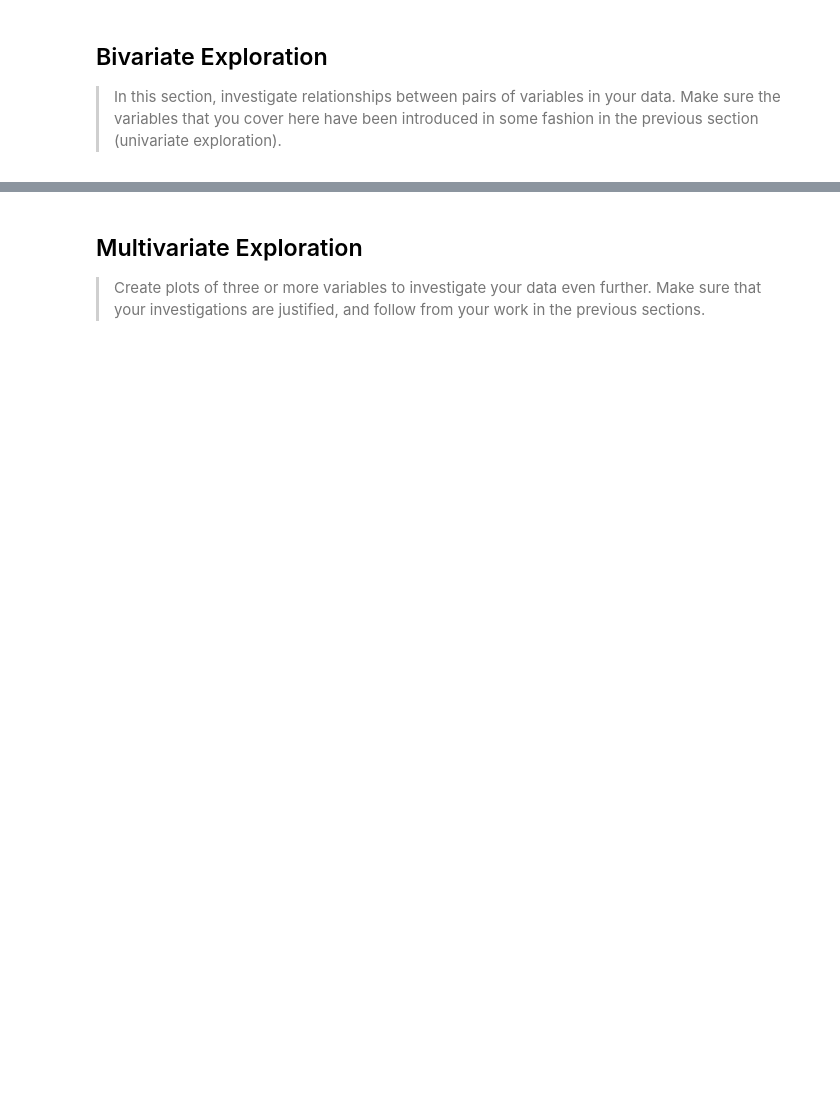
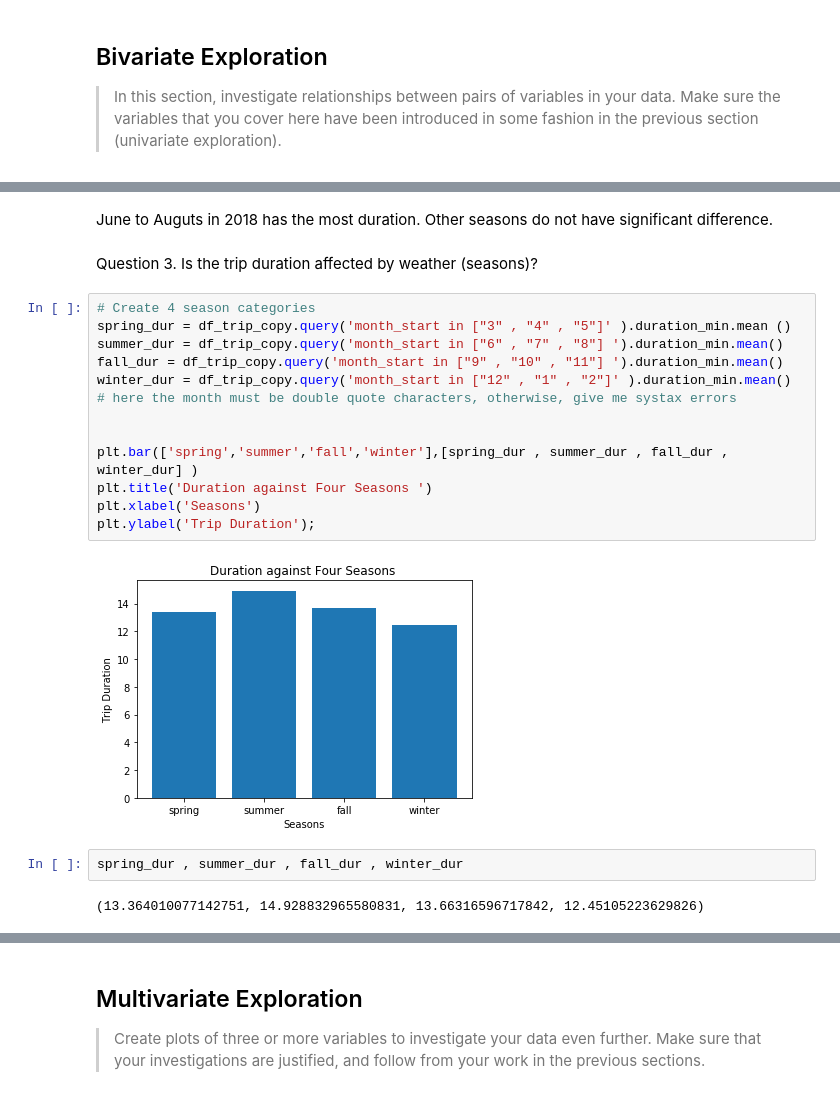
Before and after one commit to YousefKJM/P5-Communicate-Data-Findings, a Jupyter notebook: exploration.ipynb, the cells around one changed output, grey strips where cells are left out. Saved outputs shown, nothing was run; the diff lists cells and outputs as text; blank space fills up the shorter version.

```diff
--- a/exploration.ipynb
+++ b/exploration.ipynb
@@ -62,0 +212,23 @@ fashion in the previous section (univariate exploration).
+# %% [markdown]
+June to Auguts in 2018 has the most duration. Other seasons do not have significant difference.
+# %% [markdown]
+Question 3. Is the trip duration affected by weather (seasons)?
+# %%
+# Create 4 season categories
+spring_dur = df_trip_copy.query('month_start in ["3" , "4" , "5"]' ).duration_min.mean ()
+summer_dur = df_trip_copy.query('month_start in ["6" , "7" , "8"] ').duration_min.mean()
+fall_dur = df_trip_copy.query('month_start in ["9" , "10" , "11"] ').duration_min.mean()
+winter_dur = df_trip_copy.query('month_start in ["12" , "1" , "2"]' ).duration_min.mean()
+# here the month must be double quote characters, otherwise, give me systax errors
+
+
+plt.bar(['spring','summer','fall','winter'],[spring_dur , summer_dur , fall_dur , winter_dur] )
+plt.title('Duration against Four Seasons ')
+plt.xlabel('Seasons')
+plt.ylabel('Trip Duration');
+# %% [output]
+[figure, added]
+# %%
+spring_dur , summer_dur , fall_dur , winter_dur
+# %% [output]
+(13.364010077142751, 14.928832965580831, 13.66316596717842, 12.45105223629826)
```
Also changed, not shown: parts of 23 cells of this notebook, 12 other files.
